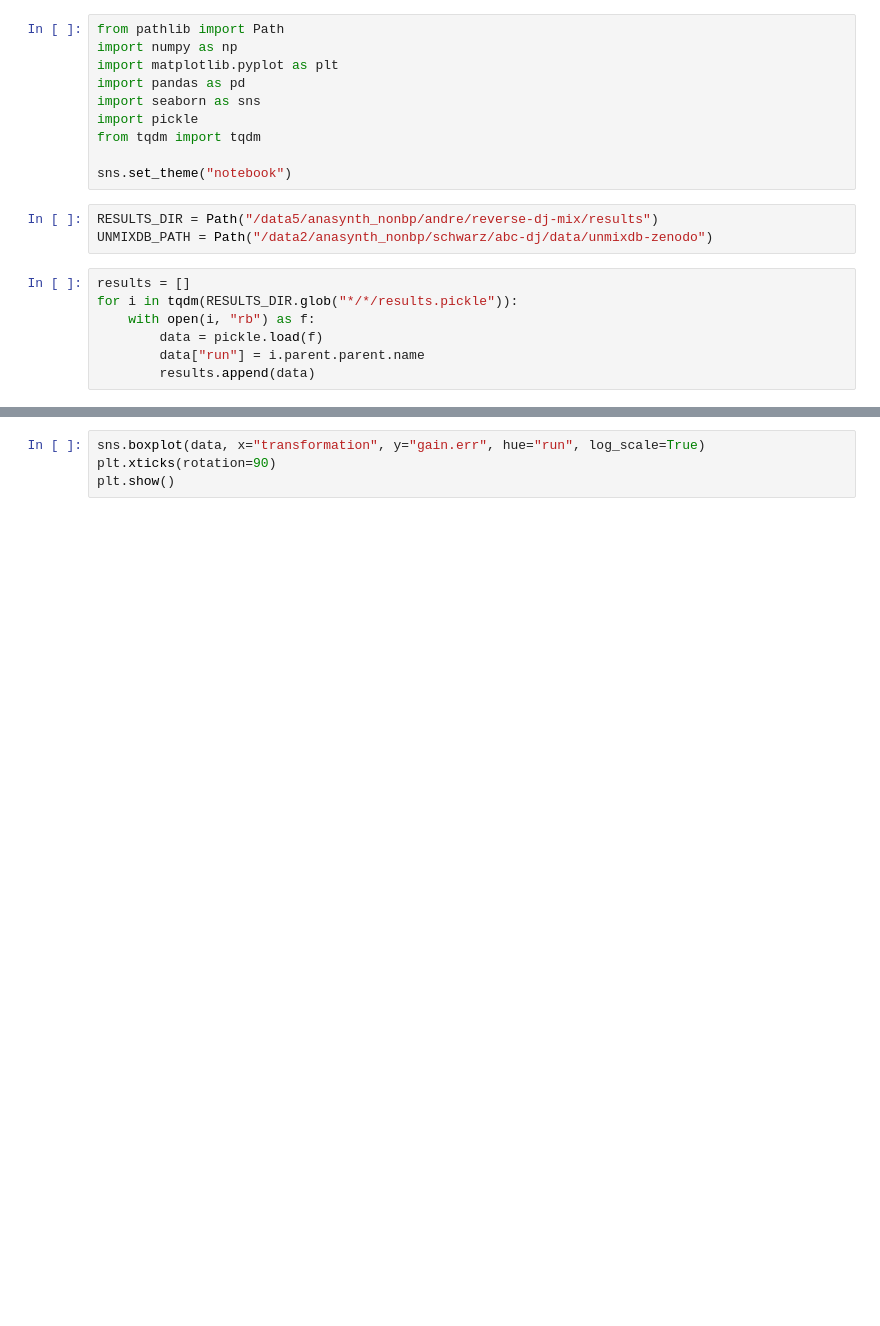
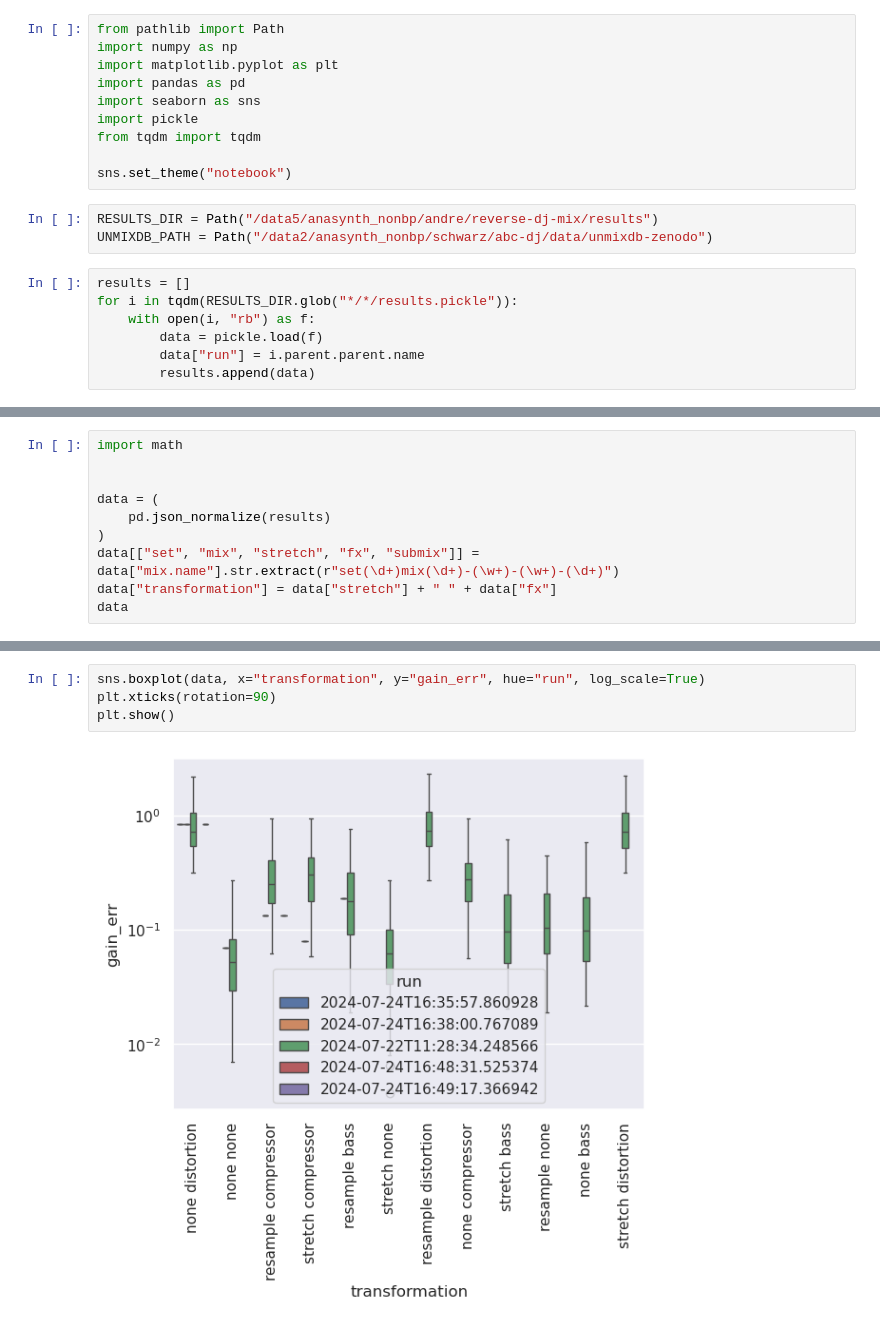
Before and after one commit to etiandre/reverse-dj-mix, a Jupyter notebook: nmf/draft.ipynb, the cells around one changed output, grey strips where cells are left out. Drawn from its saved outputs; the diff is of its cells as text; blank space fills up the shorter version.

```diff
--- a/nmf/draft.ipynb
+++ b/nmf/draft.ipynb
@@ -42,0 +21,10 @@ data
+# %%
+import math
+
+
+data = (
+    pd.json_normalize(results)
+)
+data[["set", "mix", "stretch", "fx", "submix"]] = data["mix.name"].str.extract(r"set(\d+)mix(\d+)-(\w+)-(\w+)-(\d+)")
+data["transformation"] = data["stretch"] + " " + data["fx"]
+data
@@ -43,5 +45,7 @@ data
 # %%
-sns.boxplot(data, x="transformation", y="gain.err", hue="run", log_scale=True)
+sns.boxplot(data, x="transformation", y="gain_err", hue="run", log_scale=True)
 plt.xticks(rotation=90)
 plt.show()
+# %% [output]
+[figure, added]
 # %%
```
Also changed, not shown: parts of 6 cells of this notebook, 8 other files.
